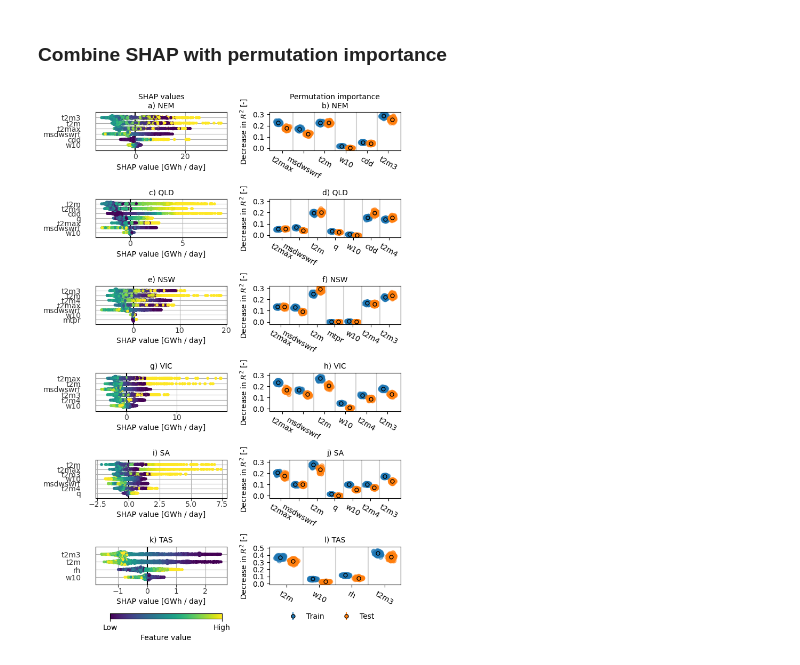
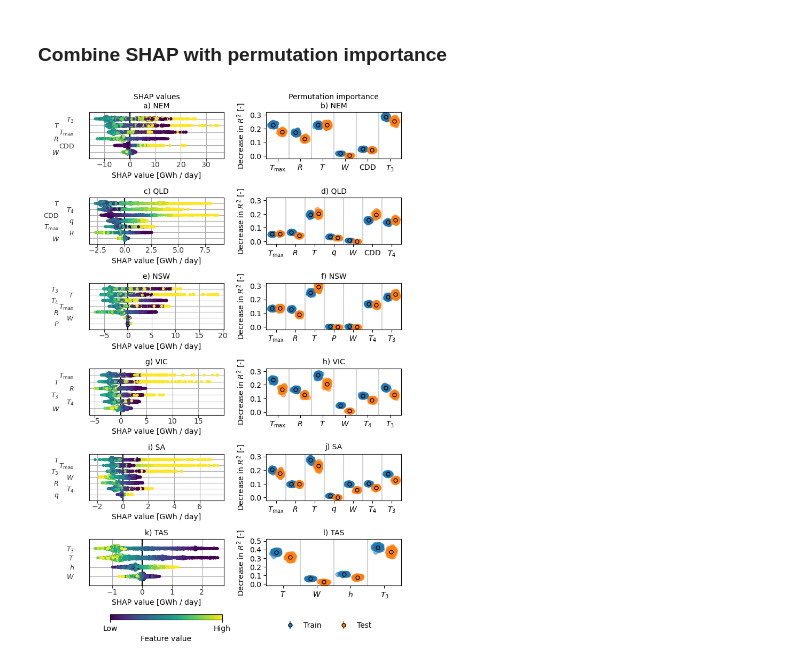
Before and after one commit to dougrichardson/demand_model, a Jupyter notebook: 13_evaluation.ipynb, the cells around one changed output. Saved outputs shown, nothing was run; the diff lists cells and outputs as text; code cells hidden in the pictures.

Commit message:
Updated Shap/PI plot with new feature labels

```diff
--- a/13_evaluation.ipynb
+++ b/13_evaluation.ipynb
@@ -644,11 +644,11 @@ def plot_ts(ax, region, tra_dict, tes_dict, start=None, end=None, colors=["tab:b
 fig, ax = plt.subplots(2, 1, figsize=(7,4))
 
 plot_ts(ax[0], "NSW", training_dict_pars, test_dict_pars, "2019", "2020")
-p = ax[0].set_title("(a) All days, parsimonious, NSW", fontsize=10)
+p = ax[0].set_title("a) All days, parsimonious, NSW", fontsize=10)
 ax[0].legend()
 
 plot_ts(ax[1], "NSW", training_no_wknd_no_xmas_dict_pars, test_no_wknd_no_xmas_dict_pars, "2019", "2020")
-ax[1].set_title("(b) Work days, parsimonious, NSW", fontsize=10)
+ax[1].set_title("b) Work days, parsimonious, NSW", fontsize=10)
 
 for a in ax:
     a.set_ylim(160, 260)
@@ -669,14 +669,14 @@ plt.savefig("figures/time_series_demand_NSW_2019.pdf", format="pdf", bbox_inches
 fig, ax = plt.subplots(3, 1, figsize=(7,6))
 
 plot_ts(ax[0], "QLD", training_no_wknd_no_xmas_dict_pars, test_no_wknd_no_xmas_dict_pars, "2017", "2019")
-p = ax[0].set_title("(a) Work days, parsimonious, QLD", fontsize=10)
+p = ax[0].set_title("a) Work days, parsimonious, QLD", fontsize=10)
 ax[0].legend()
 
 plot_ts(ax[1], "NSW", training_no_wknd_no_xmas_dict_pars, test_no_wknd_no_xmas_dict_pars, "2017", "2019")
-ax[1].set_title("(b) Work days, parsimonious, NSW", fontsize=10)
+ax[1].set_title("b) Work days, parsimonious, NSW", fontsize=10)
 
 plot_ts(ax[2], "TAS", training_no_wknd_no_xmas_dict_pars, test_no_wknd_no_xmas_dict_pars, "2017", "2019")
-ax[2].set_title("(b) Work days, parsimonious, TAS", fontsize=10)
+ax[2].set_title("c) Work days, parsimonious, TAS", fontsize=10)
 
 # for a in ax:
 #     # a.set_ylim(160, 260)
@@ -865,13 +865,16 @@ def plot_perm(ax, pTrain, pTest, features, x_nudge=0.2, colors=["tab:blue", "tab
     """
     Scatter permutation importantes for train and test
     """
+    _features = fn.parse_features(fn.sel_model(features)["feature_names"])[::-1]
+    _features_pretty = [fn.pretty_variable(v) for v in _features]
+
     nx = len(pTrain.importances_mean)
 
     scatter_perm(ax, pTrain, -x_nudge, colors[0], plot_cloud=plot_cloud, label="Train")
     scatter_perm(ax, pTest, x_nudge, colors[1], plot_cloud=plot_cloud, label="Test")
 
     ax.set_xticks(range(nx))
-    ax.set_xticklabels(fn.parse_features(fn.sel_model(features)["feature_names"])[::-1], rotation=-30)
+    ax.set_xticklabels(_features_pretty, rotation=0)
 
     ax.set_ylabel(r"$R^{2}$ decrease [-]")
 
@@ -976,16 +979,21 @@ def plot_shap(vals, features, feature_names, colorbar=True, fontsize=10):
 # %%
 fig = plt.figure(figsize=(7,5))
 
-for i, r in enumerate(regions):
+for i, r in enumerate(regions[:]):
+
+    features = fn.parse_features(fn.sel_model(features_no_wknd_no_xmas_dict_pars[r])["feature_names"])[::-1]
+    features_pretty = [fn.pretty_variable(v) for v in features]
 
     fig.add_subplot(3, 2, i+1)
     a = plot_shap(
         shap_train[r] / 1000,
         trainX_dict[r],
-        fn.parse_features(fn.sel_model(features_no_wknd_no_xmas_dict_pars[r])["feature_names"])[::-1],
+        features,
         colorbar=False
     )
     a.text(0.8, 0.05, r, transform=a.transAxes)
+
+    # a.set_yticklabels(features_pretty)
 
 # Figure legend
 cmap = plt.get_cmap('viridis')
@@ -1010,13 +1018,22 @@ for i, r in enumerate(regions):
     # SHAP
     fig.add_subplot(6, 2, i*2+1)
 
+    features = fn.parse_features(fn.sel_model(features_no_wknd_no_xmas_dict_pars[r])["feature_names"])[::-1]
+    # features_pretty = [fn.pretty_variable(v) for v in features]
+    # if len(features_pretty) > 4:
+    #     features_pretty = [f + '    ' if i in [0, 2, 4, 6, 8, 10] else f for i, f in enumerate(features_pretty)]
+
     ax = plot_shap(
         shap_train[r] / 1000,
         trainX_dict[r],
-        fn.parse_features(fn.sel_model(features_no_wknd_no_xmas_dict_pars[r])["feature_names"])[::-1],
+        features,
         colorbar=False
     )
-    # ax.text(0.8, 0.05, r, transform=a.transAxes)
+
+    yticklabels = [fn.pretty_variable(i.get_text()) for i in ax.axes.get_yticklabels()]
+    if len(yticklabels) > 4:
+        yticklabels = [f + '        ' if i in [0, 2, 4, 6, 8, 10] else f for i, f in enumerate(yticklabels)]
+    ax.set_yticklabels(yticklabels, fontsize=9)
 
     # PIM
     ax2 = fig.add_subplot(6, 2, i*2+2)
@@ -1027,31 +1044,33 @@ for i, r in enumerate(regions):
     dmax = np.max([np.max(perm_train[r]["importances_mean"]), np.max(perm_test[r]["importances_mean"])])
     dmax = fn.roundup(dmax, 0.1)
 
     ax2.set_ylim(-0.02, dmax+0.02)
     ax2.set_yticks(np.arange(0, dmax+0.01, 0.1))
     ax2.set_ylabel(r"Decrease in $R^{2}$ [-]")
+
+    ax2.set_xlim(-0.5, len(perm_test[r]["importances_mean"]) - 0.5)
 
     if i == 5:
         ax2.legend(loc=(0.1, -1), ncols=2, frameon=False)
 
     if i == 0:
         ax.set_title("SHAP values\n" + letters[i*2] + ") " + r, fontsize=10)
         ax2.set_title("Permutation importance\n" + letters[i*2 + 1] + ") " + r, fontsize=10)
     else:
         ax.set_title(letters[i*2] + ") " + r, fontsize=10)
         ax2.set_title(letters[i*2 + 1] + ") " + r, fontsize=10)
 
 # Figure legend
 cmap = plt.get_cmap('viridis')
 cNorm  = matplotlib.colors.Normalize(vmin=0, vmax=100)
 scalarMap = matplotlib.cm.ScalarMappable(norm=cNorm, cmap=cmap)
 scalarMap.set_array([])
 
 cax = fig.add_axes([0.2, 0.0, 0.3, 0.01])
 cbar = fig.colorbar(scalarMap, cax=cax, ticks=[0, 100], orientation="horizontal")
 cbar.ax.set_xticklabels(["Low", "High"])
 cbar.ax.set_xlabel("Feature value")
 
 plt.savefig("figures/shap_perm_imp_training2010-2016_test2017-2019.pdf", format="pdf", bbox_inches="tight")
 # %% [output]
-[figure, old version]
+[figure, new version]
```
Also changed, not shown: parts of 2 cells of this notebook.
